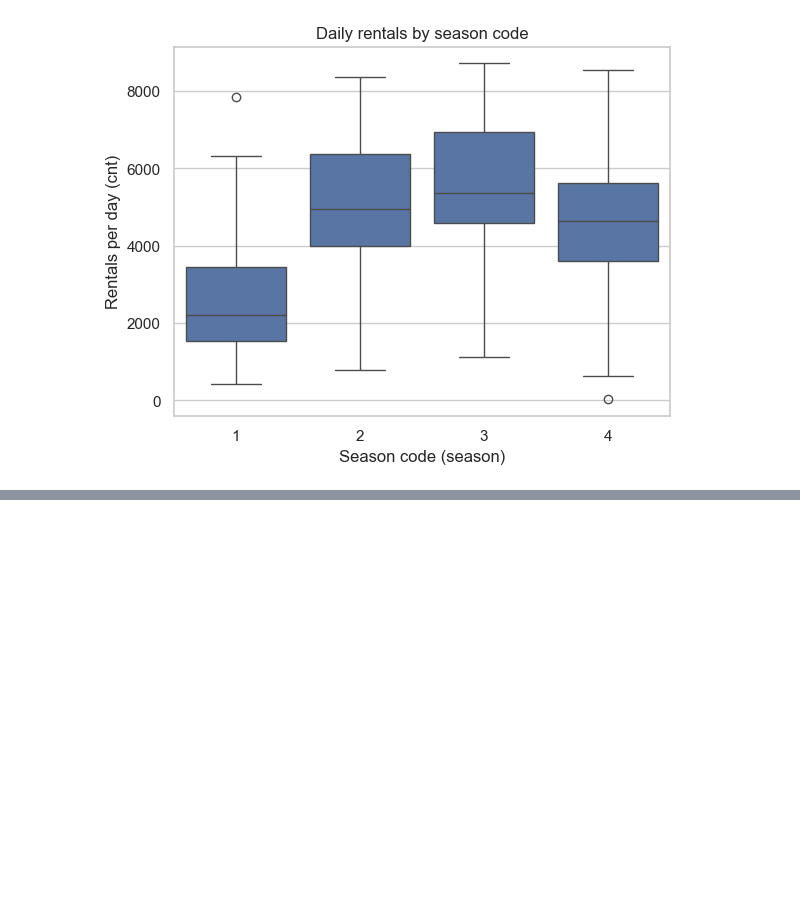
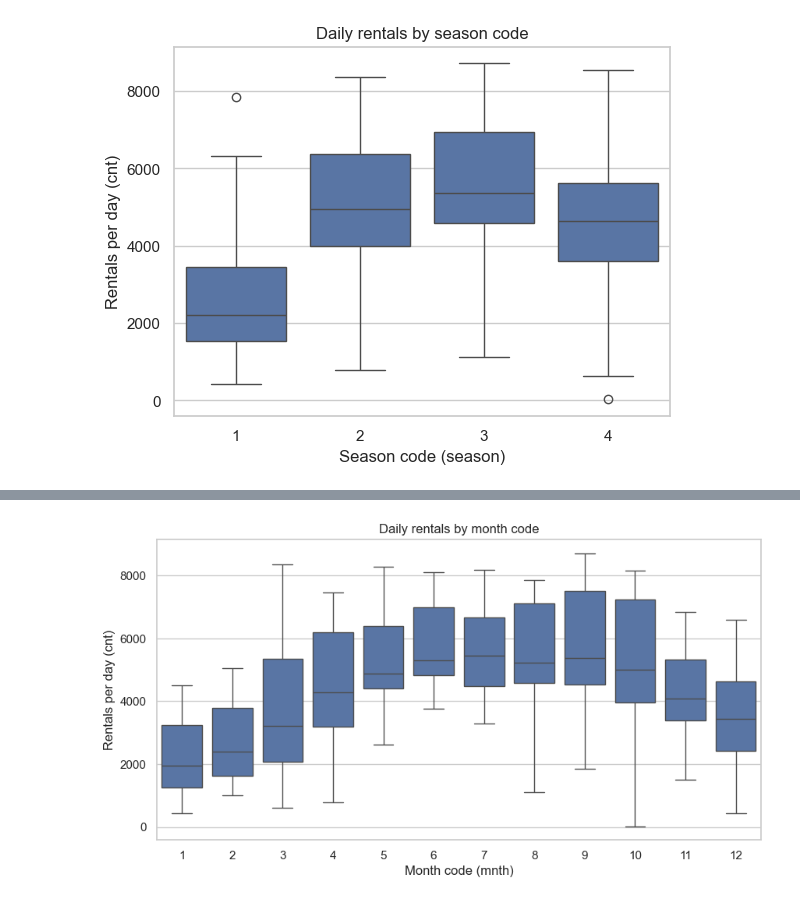
Before and after one commit to husnaaydn/bike-sharing-eda-project, a Jupyter notebook: bike_sharing_project.ipynb, the cells around one changed output, grey strips where cells are left out. Cells and saved outputs as stored; diff of their text form; code cells hidden in the pictures; blank space fills up the shorter version.

Commit message:
Add monthly weekday and correlation analyses

```diff
--- a/bike_sharing_project.ipynb
+++ b/bike_sharing_project.ipynb
@@ -17,3 +17,32 @@ import seaborn as sns
 from scipy import stats
 
 sns.set_theme(style="whitegrid")
+# %%
+# --- Session restore / analysis setup ---
+
+import math
+import matplotlib.pyplot as plt
+import numpy as np
+import pandas as pd
+import seaborn as sns
+from scipy import stats
+
+sns.set_theme(style="whitegrid")
+
+# Veriyi yeniden yükle
+df = pd.read_csv("data/day.csv")
+
+# Daha önce gerekçelendirdiğimiz iki hücrelik temizliği yeniden uygula
+hum_day = df["dteday"] == "2011-03-10"
+atemp_day = df["dteday"] == "2012-08-17"
+
+df.loc[hum_day, "hum"] = pd.NA
+df.loc[atemp_day, "atemp"] = pd.NA
+
+# Sık kullandığımız yardımcı değişkenler
+numeric = ["cnt", "temp", "atemp", "hum", "windspeed"]
+dates = pd.to_datetime(df["dteday"], errors="coerce")
+
+print("Session ready")
+print("df shape:", df.shape)
+print("missing cells:", int(df.isna().sum().sum()))
@@ -1132,0 +1197,9 @@ plt.show()
+# %%
+fig, ax = plt.subplots(figsize=(10, 5))
+sns.boxplot(data=df, x="mnth", y="cnt", order=list(range(1, 13)), ax=ax)
+ax.set_xlabel("Month code (mnth)")
+ax.set_ylabel("Rentals per day (cnt)")
+ax.set_title("Daily rentals by month code")
+plt.show()
+# %% [output]
+[figure, added]
```
Also changed, not shown: parts of 10 cells of this notebook.
